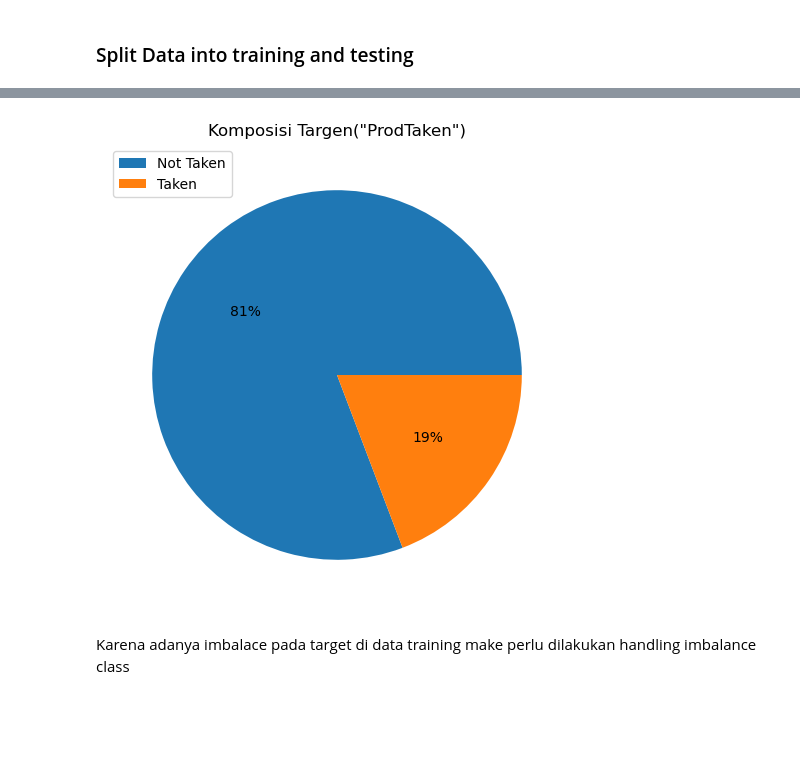
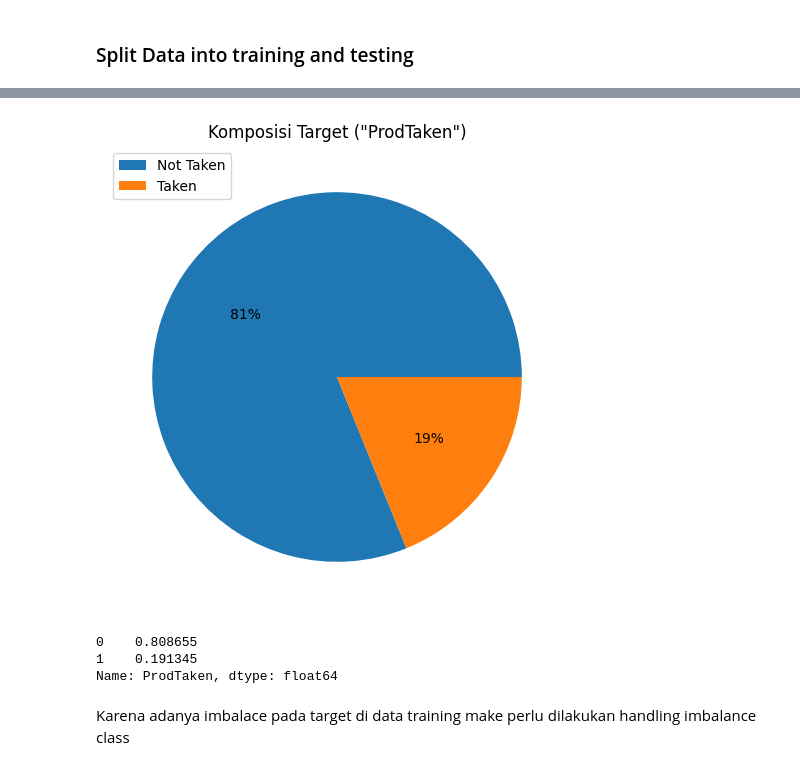
Before and after one commit to damaraira/ByteBenders, a Jupyter notebook: Modeling_Final Project.ipynb, the cells around one changed output, grey strips where cells are left out. Saved outputs shown, nothing was run; the diff lists cells and outputs as text; code cells hidden in the pictures; blank space fills up the shorter version.

Commit message:
Update after livementoring

```diff
--- a/Modeling_Final Project.ipynb
+++ b/Modeling_Final Project.ipynb
@@ -286,5 +291,8 @@ from sklearn.preprocessing import MinMaxScaler
-# %%
-outlier_cols = ['DurationOfPitch', 'Age', 'MonthlyIncome']
-scaler = MinMaxScaler()
-
-df_prep[outlier_cols] = scaler.fit_transform(df_prep[outlier_cols])
+# %%
+from sklearn.preprocessing import StandardScaler, MinMaxScaler
+
+# scaling using normalization
+df_prep['Age'] = MinMaxScaler().fit_transform(df_prep['Age'].values.reshape(-1, 1))
+# scaling using standardization
+df_prep['DurationOfPitch'] = StandardScaler().fit_transform(df_prep['DurationOfPitch'].values.reshape(-1, 1))
+df_prep['MonthlyIncome'] = StandardScaler().fit_transform(df_prep['MonthlyIncome'].values.reshape(-1, 1))
@@ -290,0 +321,14 @@ df_prep[outlier_cols] = scaler.fit_transform(df_prep[outlier_cols])
+# %%
+# view total rows before filtered
+print(f'Jumlah baris sebelum memfilter outlier adalah {df_prep.shape[0]}')
+
+# handle outlier using z-score
+filtered_entries = np.array([True] * len(df_prep))
+skewed_cols = ['DurationOfPitch', 'NumberOfTrips', 'MonthlyIncome']
+for col in skewed_cols:
+    zscore = abs(stats.zscore(df_prep[col]))
+    filtered_entries = (zscore < 3) & filtered_entries
+
+# view total rows after filtered
+df_prep = df_prep[filtered_entries]
+print(f'Jumlah baris setelah memfilter outlier adalah {df_prep.shape[0]}')
@@ -295,7 +364,7 @@ X = df_prep.select_dtypes(exclude=object).drop(columns='ProdTaken') # menggunaka
 y = df_prep['ProdTaken']
 # %%
 from sklearn.model_selection import train_test_split
-X_train, X_test, y_train, y_test = train_test_split(X,y,test_size=0.3, random_state=42) #Splitting
+X_train, X_test, y_train, y_test = train_test_split(X,y,test_size=0.2, random_state=42) #Splitting
 # %%
 print(X_train.shape, X_test.shape, y_train.shape, y_test.shape)
 # %% [output]
@@ -306,12 +375,18 @@ import seaborn as sns
 # %%
 plt.figure(figsize=(6, 6))
 plt.pie(y_train.value_counts(), autopct='%1.0f%%')
-plt.title('Komposisi Targen("ProdTaken")')
+plt.title('Komposisi Target ("ProdTaken")')
 plt.legend(labels=['Not Taken', 'Taken'], loc='upper left')
 
 plt.show()
 # %% [output]
-[figure, old version]
+[figure, new version]
+# %%
+df_prep.ProdTaken.value_counts(normalize=True)
+# %% [output]
+0    0.808655
+1    0.191345
+Name: ProdTaken, dtype: float64
 # %% [markdown]
 Karena adanya imbalace pada target di data training make perlu dilakukan handling imbalance class
 # %% [markdown]
```
Also changed, not shown: parts of 111 cells of this notebook.
